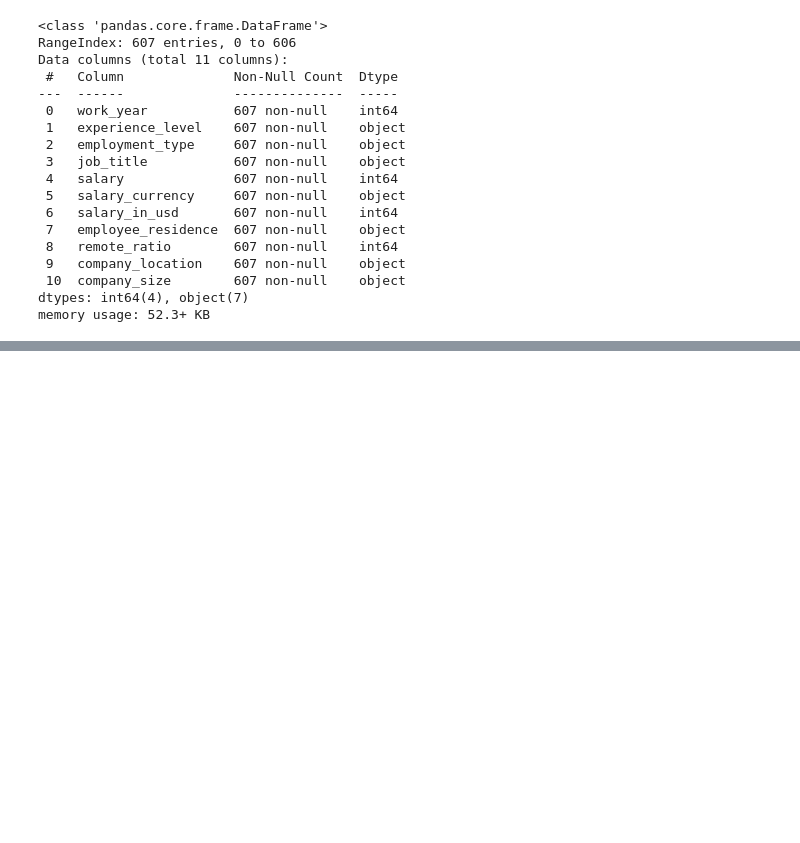
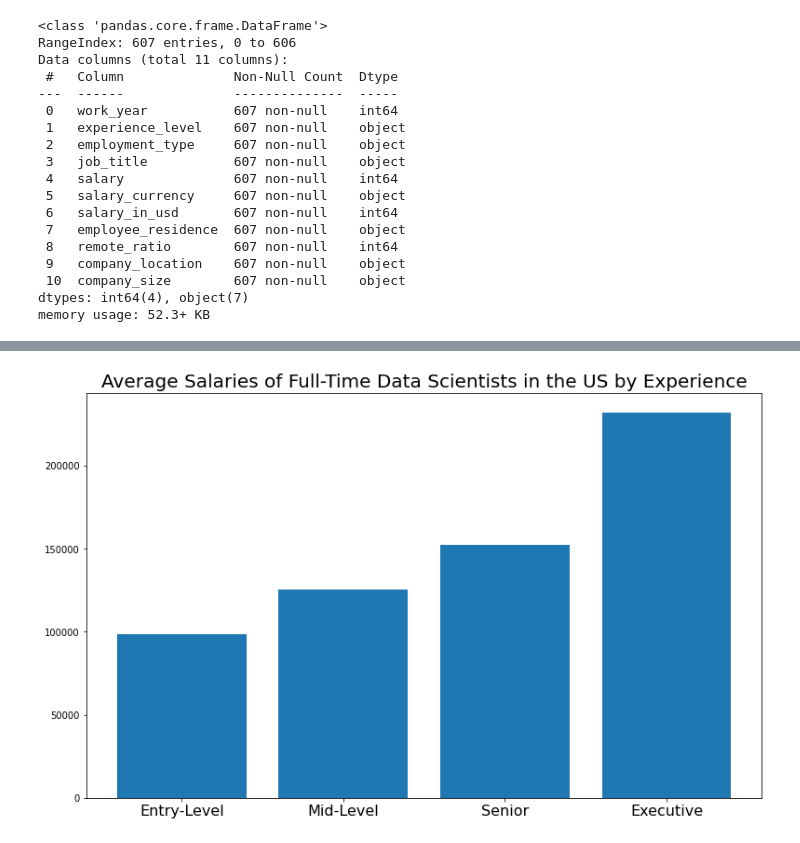
Before and after one commit to mvince33/Coding-Dojo, a Jupyter notebook: ds_salaries.ipynb, the cells around one changed output, grey strips where cells are left out. Cells and saved outputs as stored; diff of their text form; code cells hidden in the pictures; blank space fills up the shorter version.

```diff
--- a/ds_salaries.ipynb
+++ b/ds_salaries.ipynb
@@ -92,0 +98,12 @@ plt.legend(fontsize = 16);
+# %%
+# Average salary by experience
+us_ds = df[(df['company_location'] == 'US') & (df['employment_type'] == 'FT')]
+avg_sal_by_exp = us_ds.groupby('experience_level')['salary_in_usd'].mean()
+avg_sal_by_exp.sort_values(inplace = True)
+
+plt.figure(figsize = (13, 8));
+plt.bar(['Entry-Level', 'Mid-Level', 'Senior', 'Executive'], avg_sal_by_exp);
+plt.xticks(fontsize = 16);
+plt.title('Average Salaries of Full-Time Data Scientists in the US by Experience', fontsize = 20);
+# %% [output]
+[figure, added]
```
Also changed, not shown: parts of 2 cells of this notebook.
